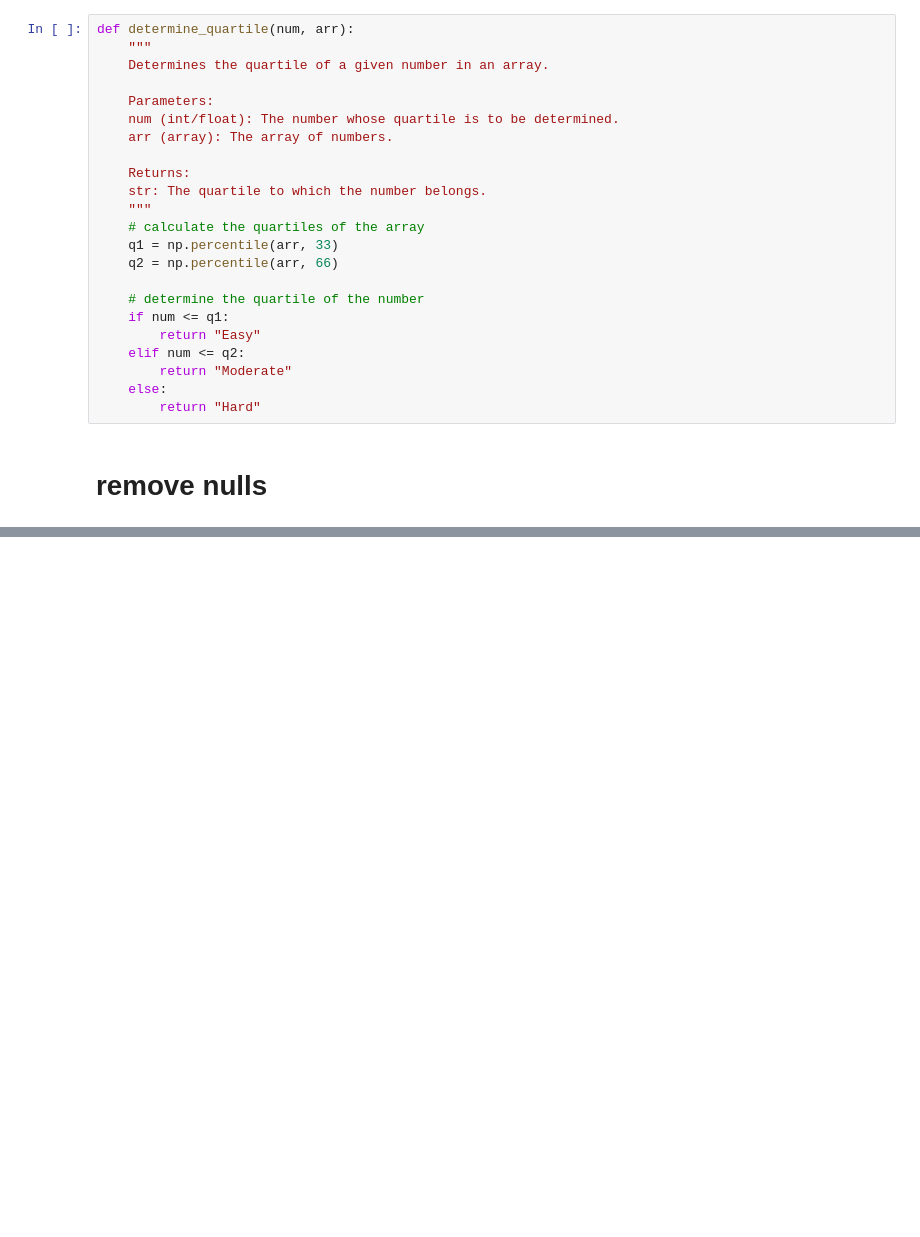
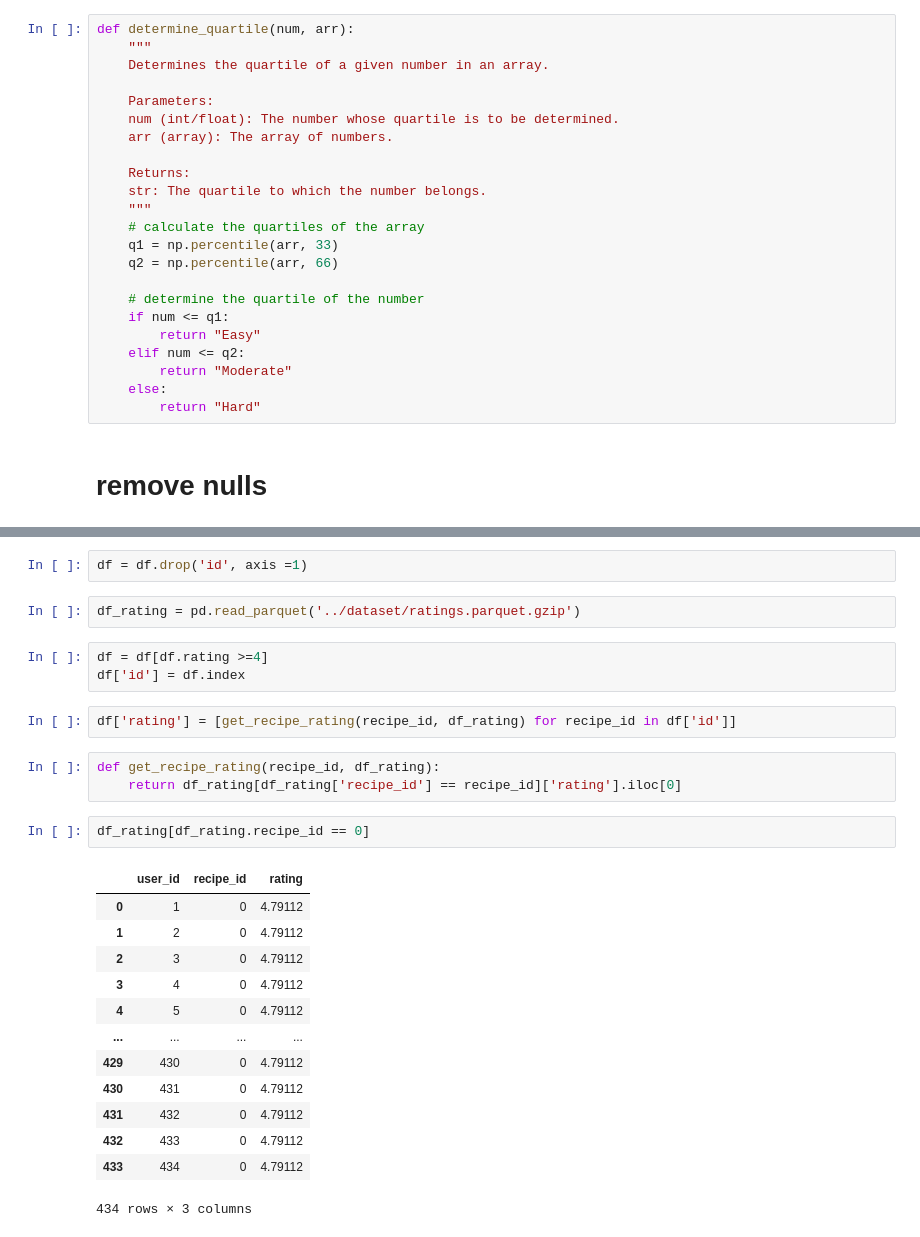
Before and after one commit to Eatin-Project/eatin-python, a Jupyter notebook: notebooks/recipes-dataset-builder.ipynb, the cells around one changed output, grey strips where cells are left out. Cells and saved outputs as stored; diff of their text form; blank space fills up the shorter version.

```diff
--- a/notebooks/recipes-dataset-builder.ipynb
+++ b/notebooks/recipes-dataset-builder.ipynb
@@ -349,0 +366,28 @@ The aliases was originally deprecated in NumPy 1.20; for more details and guidan
+# %%
+df = df.drop('id', axis =1)
+# %%
+df_rating = pd.read_parquet('../dataset/ratings.parquet.gzip')
+# %%
+df = df[df.rating >=4]
+df['id'] = df.index
+# %%
+df['rating'] = [get_recipe_rating(recipe_id, df_rating) for recipe_id in df['id']]
+# %%
+def get_recipe_rating(recipe_id, df_rating):
+    return df_rating[df_rating['recipe_id'] == recipe_id]['rating'].iloc[0]
+# %%
+df_rating[df_rating.recipe_id == 0]
+# %% [output]
+|  | user_id | recipe_id | rating |
+| 0 | 1 | 0 | 4.79112 |
+| 1 | 2 | 0 | 4.79112 |
+| 2 | 3 | 0 | 4.79112 |
+| 3 | 4 | 0 | 4.79112 |
+| 4 | 5 | 0 | 4.79112 |
+| ... | ... | ... | ... |
+| 429 | 430 | 0 | 4.79112 |
+| 430 | 431 | 0 | 4.79112 |
+| 431 | 432 | 0 | 4.79112 |
+| 432 | 433 | 0 | 4.79112 |
+| 433 | 434 | 0 | 4.79112 |
+434 rows × 3 columns
```
Also changed, not shown: parts of 19 cells of this notebook, 2 other files.
